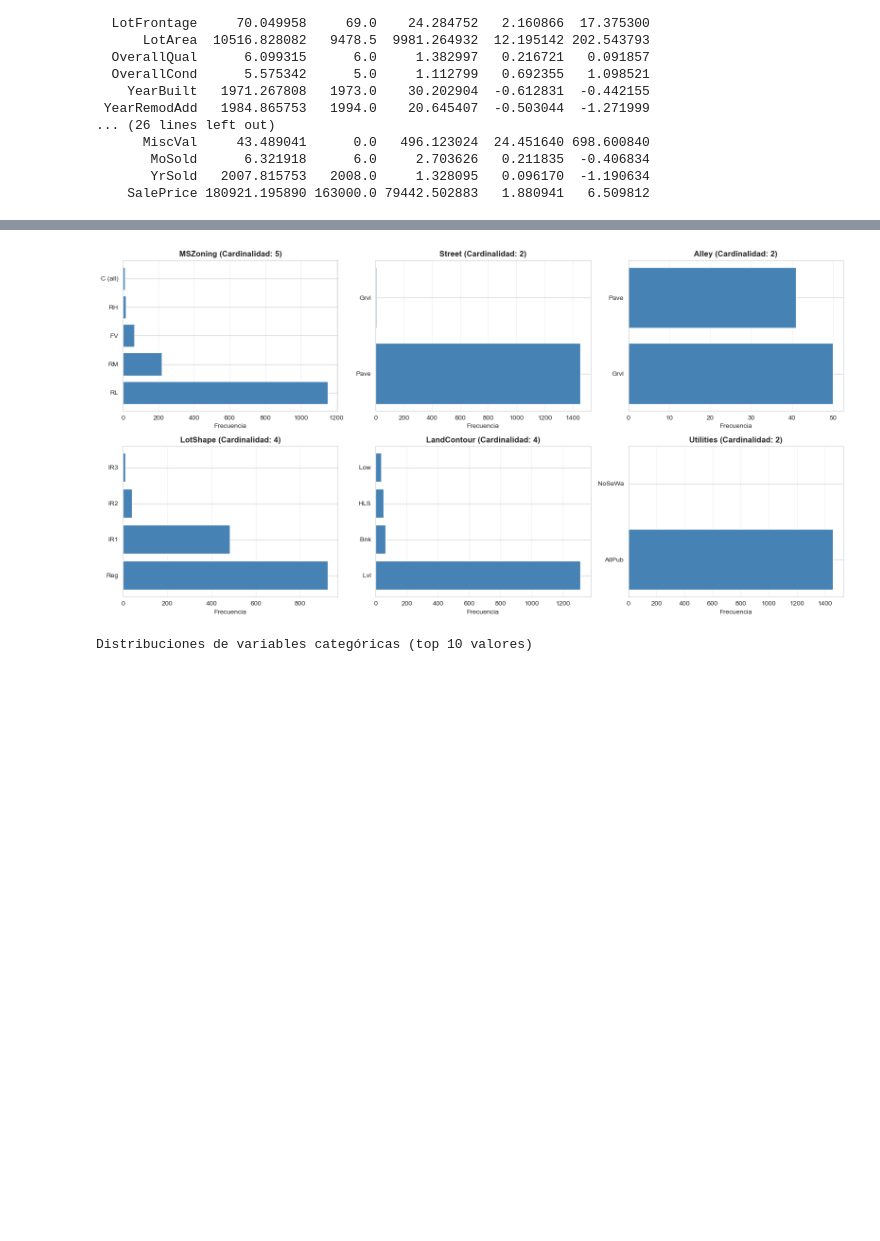
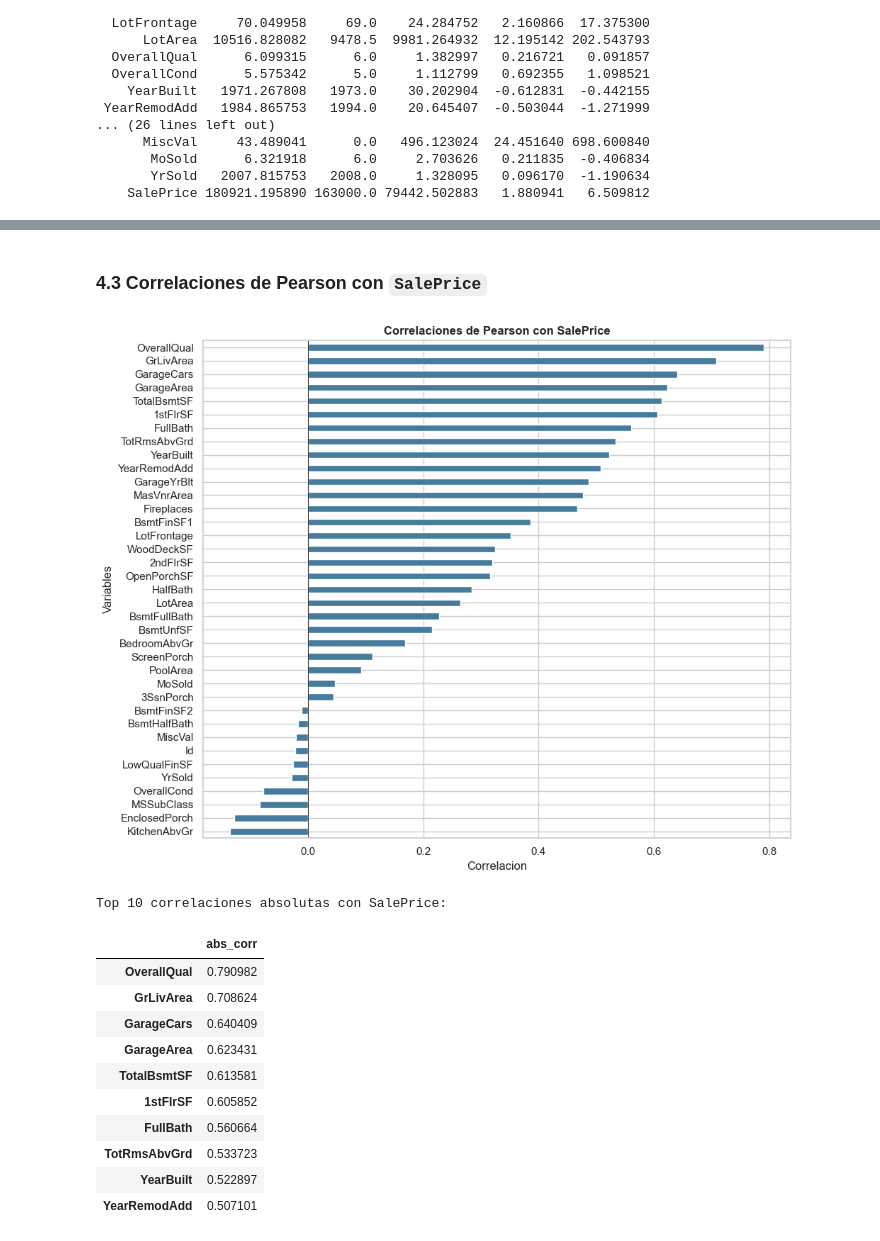
Before and after one commit to kmgomezm/proyecto_estadistica_multivariada, a Jupyter notebook: notebooks/EDA_Previo_PrecioCasas.ipynb, the cells around one changed output, grey strips where cells are left out. Drawn from its saved outputs; the diff is of its cells as text; code cells hidden in the pictures; blank space fills up the shorter version.

```diff
--- a/notebooks/EDA_Previo_PrecioCasas.ipynb
+++ b/notebooks/EDA_Previo_PrecioCasas.ipynb
@@ -9,16 +14,19 @@ Se analizarán distribuciones univariadas, correlaciones bivariadas, relaciones
 # %%
-# Importar librerías necesarias
+# Importar librerias necesarias
+import warnings
+import numpy as np
 import pandas as pd
-import numpy as np
 import matplotlib.pyplot as plt
 import seaborn as sns
+
 from scipy import stats
 from statsmodels.stats.outliers_influence import variance_inflation_factor
-import warnings
-warnings.filterwarnings('ignore')
 
-# Configurar estilo para visualizaciones
-sns.set_style("whitegrid")
-plt.rcParams['figure.figsize'] = (14, 6)
-plt.rcParams['font.size'] = 10
+warnings.filterwarnings("ignore")
+
+# Configuracion visual global del cuaderno
+sns.set_theme(style="whitegrid", context="notebook", palette="crest")
+plt.rcParams["figure.figsize"] = (14, 6)
+plt.rcParams["font.size"] = 10
+pd.set_option("display.max_columns", None)
 # %% [markdown]
@@ -487,21 +518,31 @@ Name: count, dtype: int64
+# %% [markdown]
+### 4.3 Correlaciones de Pearson con `SalePrice`
 # %%
-# Visualizar distribuciones de variables categóricas
-fig, axes = plt.subplots(2, 3, figsize=(16, 8))
-axes = axes.flatten()
+# 4.3 Correlaciones de Pearson con SalePrice
+correlations_with_target = correlation_matrix[target_col].sort_values(ascending=False)
 
-for idx, col in enumerate(categorical_cols[:6]):
-    top_values = df[col].value_counts().head(10)
-    axes[idx].barh(range(len(top_values)), top_values.values, color='steelblue')
-    axes[idx].set_yticks(range(len(top_values)))
-    axes[idx].set_yticklabels(top_values.index)
-    axes[idx].set_xlabel('Frecuencia')
-    axes[idx].set_title(f'{col} (Cardinalidad: {df[col].nunique()})', fontweight='bold')
-    axes[idx].grid(axis='x', alpha=0.3)
-
+plt.figure(figsize=(10, 8))
+correlations_with_target.drop(target_col).sort_values().plot(kind="barh", color="#457b9d")
+plt.title("Correlaciones de Pearson con SalePrice", fontsize=12, fontweight="bold")
+plt.xlabel("Correlacion")
+plt.ylabel("Variables")
+plt.axvline(x=0, color="black", linestyle="-", linewidth=0.6)
 plt.tight_layout()
 plt.show()
 
-print("Distribuciones de variables categóricas (top 10 valores)")
+print("Top 10 correlaciones absolutas con SalePrice:")
+display(correlations_with_target.drop(target_col).abs().sort_values(ascending=False).head(10).to_frame("abs_corr"))
 # %% [output]
-[figure, old version]
+[figure, new version]
-Distribuciones de variables categóricas (top 10 valores)
+Top 10 correlaciones absolutas con SalePrice:
+|  | abs_corr |
+| OverallQual | 0.790982 |
+| GrLivArea | 0.708624 |
+| GarageCars | 0.640409 |
+| GarageArea | 0.623431 |
+| TotalBsmtSF | 0.613581 |
+| 1stFlrSF | 0.605852 |
+| FullBath | 0.560664 |
+| TotRmsAbvGrd | 0.533723 |
+| YearBuilt | 0.522897 |
+| YearRemodAdd | 0.507101 |
```
Also changed, not shown: parts of 43 cells of this notebook, 1 other file.
